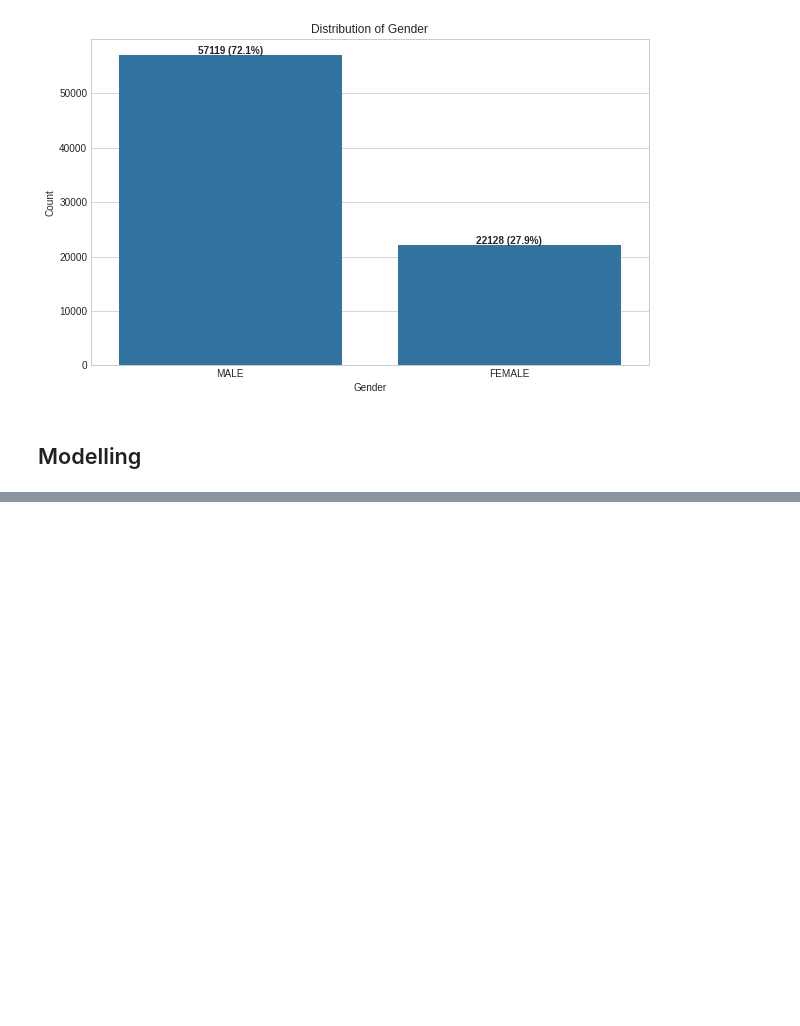
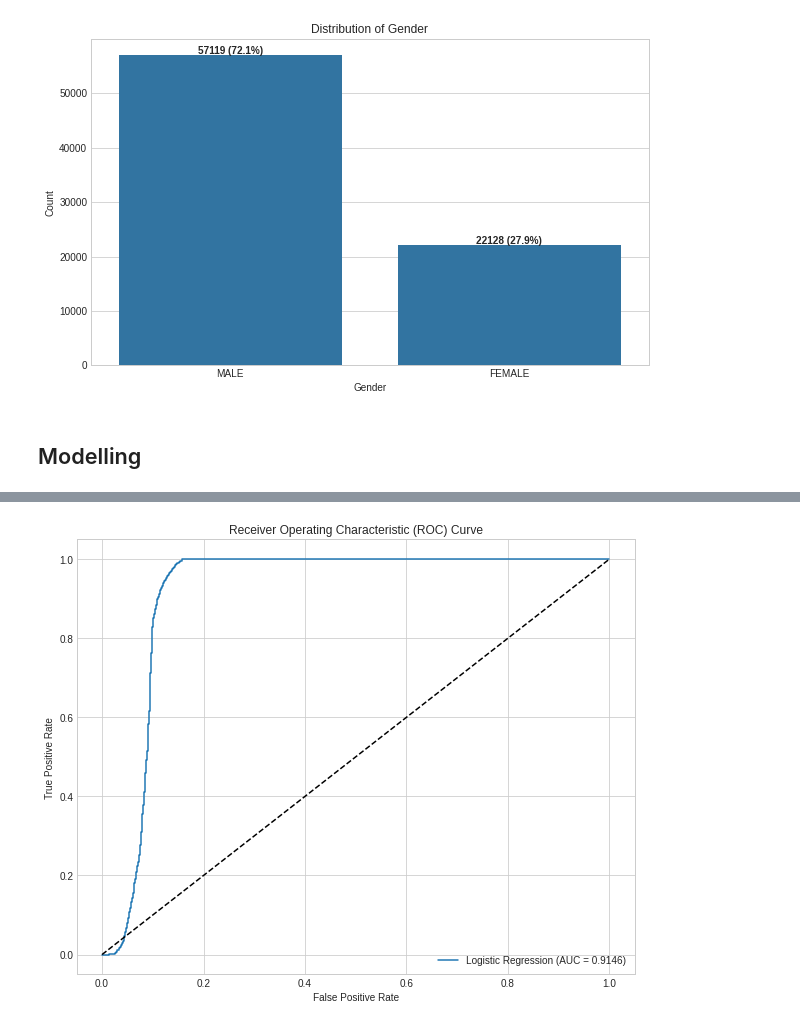
Before and after one commit to KaiFa254/SmartLender, a Jupyter notebook: notebooks/Alex.ipynb, the cells around one changed output, grey strips where cells are left out. Drawn from its saved outputs; the diff is of its cells as text; code cells hidden in the pictures; blank space fills up the shorter version.

Commit message:
ran logistic, random forest and decision tree models

```diff
--- a/notebooks/Alex.ipynb
+++ b/notebooks/Alex.ipynb
@@ -1001,0 +720,20 @@ weighted avg       0.98      0.98      0.98     15850
+# %%
+# Define X (features) and y (target variable)
+# Convert DEFAULT_STATUS to binary
+df['DEFAULT_BINARY'] = np.where(df['DEFAULT_STATUS'] == 'DEFAULT', 1, 0)
+# %%
+# Select features (excluding target and redundant columns)
+features = ['AGE', 'CREDIT_SCORE', 'NO_DEFAULT_LOAN', 'NET INCOME',
+           'PRINCIPAL_DISBURSED', 'EMI', 'GENDER', 'MARITAL_STATUS', 'PRODUCT']
+
+# Prepare the data
+X = df[features].copy()
+
+# Encode categorical variables
+categorical_features = ['GENDER', 'MARITAL_STATUS', 'PRODUCT']
+
+# One-hot encode categorical variables
+X = pd.get_dummies(X, columns=categorical_features, drop_first=True)
+
+# Target variable
+y = df['DEFAULT_BINARY']
@@ -1001,0 +792,50 @@ weighted avg       0.98      0.98      0.98     15850
+# %%
+# LOGISTIC REGRESSION MODEL
+print("\n## LOGISTIC REGRESSION MODEL ##")
+
+from sklearn.linear_model import LogisticRegression
+from sklearn.metrics import accuracy_score, classification_report, confusion_matrix, roc_curve, auc
+
+# Train a Logistic Regression model
+log_model = LogisticRegression(random_state=42)
+log_model.fit(X_train, y_train)
+
+# Predictions
+log_pred = log_model.predict(X_test)
+log_pred_prob = log_model.predict_proba(X_test)[:, 1]
+
+# Evaluate
+print("Logistic Regression Results:")
+print(f"Accuracy: {accuracy_score(y_test, log_pred):.4f}")
+print("\nClassification Report:")
+print(classification_report(y_test, log_pred))
+
+print("\nConfusion Matrix:")
+print(confusion_matrix(y_test, log_pred))
+
+# Plot ROC curve
+plt.figure(figsize=(10, 8))
+fpr, tpr, _ = roc_curve(y_test, log_pred_prob)
+roc_auc = auc(fpr, tpr)
+
+plt.plot(fpr, tpr, label=f'Logistic Regression (AUC = {roc_auc:.4f})')
+plt.plot([0, 1], [0, 1], 'k--')
+plt.xlabel('False Positive Rate')
+plt.ylabel('True Positive Rate')
+plt.title('Receiver Operating Characteristic (ROC) Curve')
+plt.legend(loc='lower right')
+plt.show()
+
+# Get feature importance
+log_reg_importance = np.abs(log_model.coef_[0])
+
+# Match with feature names
+log_feature_importance = dict(zip(X.columns, log_reg_importance))
+
+# Sort and display
+sorted_log_importance = sorted(log_feature_importance.items(), key=lambda x: x[1], reverse=True)
+
+print("\nLogistic Regression Feature Importance (top 15):")
+for feature, importance in sorted_log_importance[:15]:
+    print(f"{feature}: {importance:.4f}")
+# %% [output]
@@ -1001,0 +860 @@ weighted avg       0.98      0.98      0.98     15850
+[figure, added]
```
Also changed, not shown: parts of 18 cells of this notebook.
